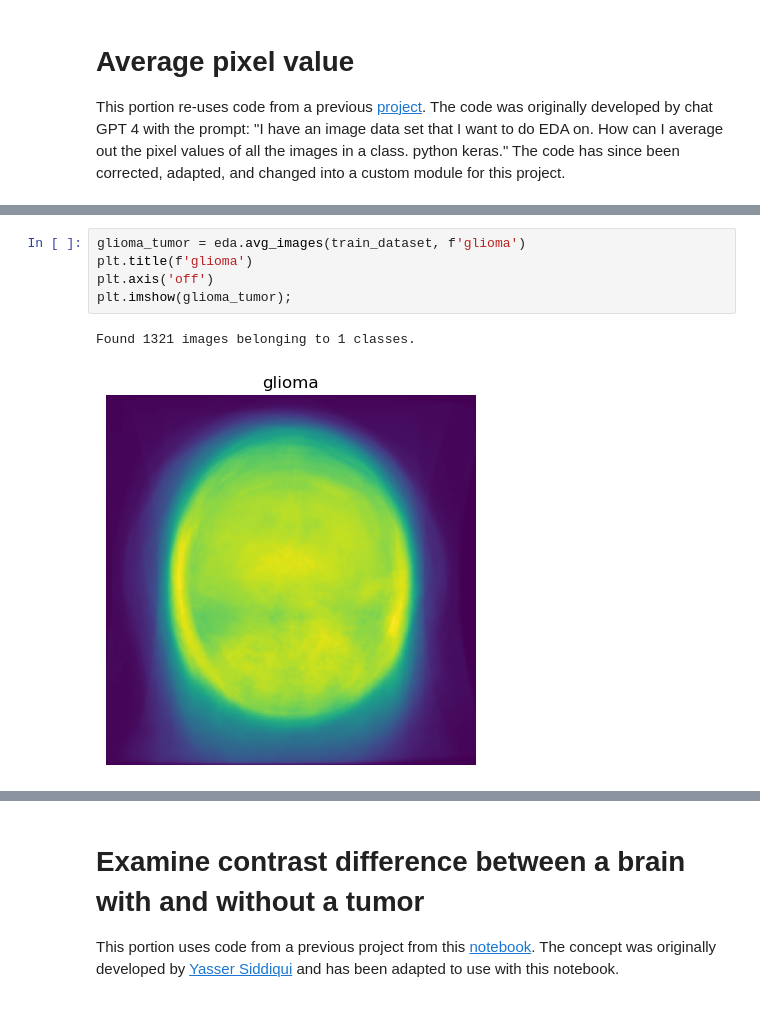
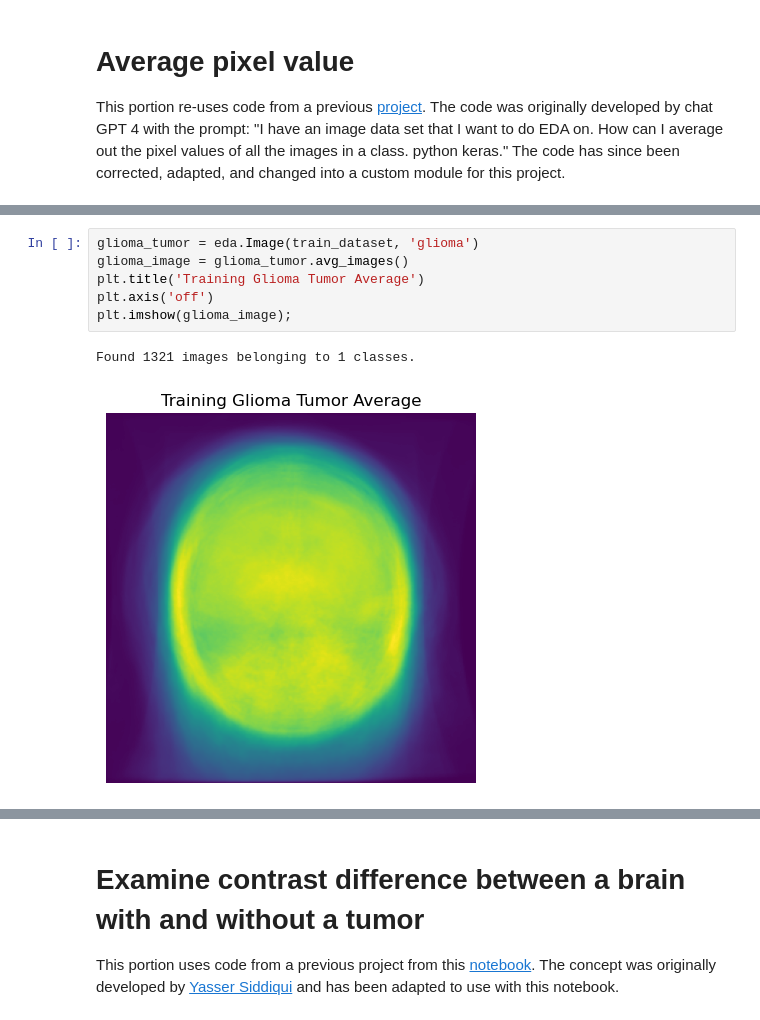
Before and after one commit to DerikVo/Brain_tumor_classification, a Jupyter notebook: Notebooks/01_EDA.ipynb, the cells around one changed output, grey strips where cells are left out. Cells and saved outputs as stored; diff of their text form.

```diff
--- a/Notebooks/01_EDA.ipynb
+++ b/Notebooks/01_EDA.ipynb
@@ -73,9 +75,10 @@ Found 1339 images belonging to 1 classes.
 # %%
-glioma_tumor = eda.avg_images(train_dataset, f'glioma')
-plt.title(f'glioma')
+glioma_tumor = eda.Image(train_dataset, 'glioma')
+glioma_image = glioma_tumor.avg_images()
+plt.title('Training Glioma Tumor Average')
 plt.axis('off')
-plt.imshow(glioma_tumor);
+plt.imshow(glioma_image);
 # %% [output]
 Found 1321 images belonging to 1 classes.
-[figure, old version]
+[figure, new version]
 # %%
```
Also changed, not shown: parts of 14 cells of this notebook, 1 other file.
